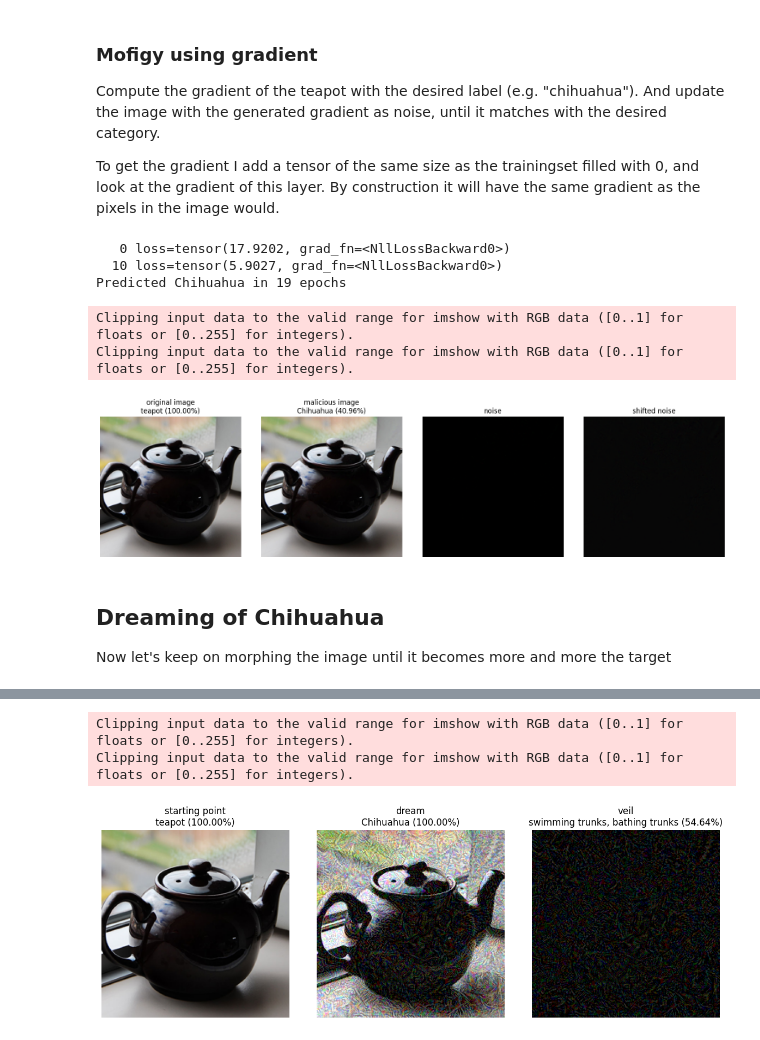
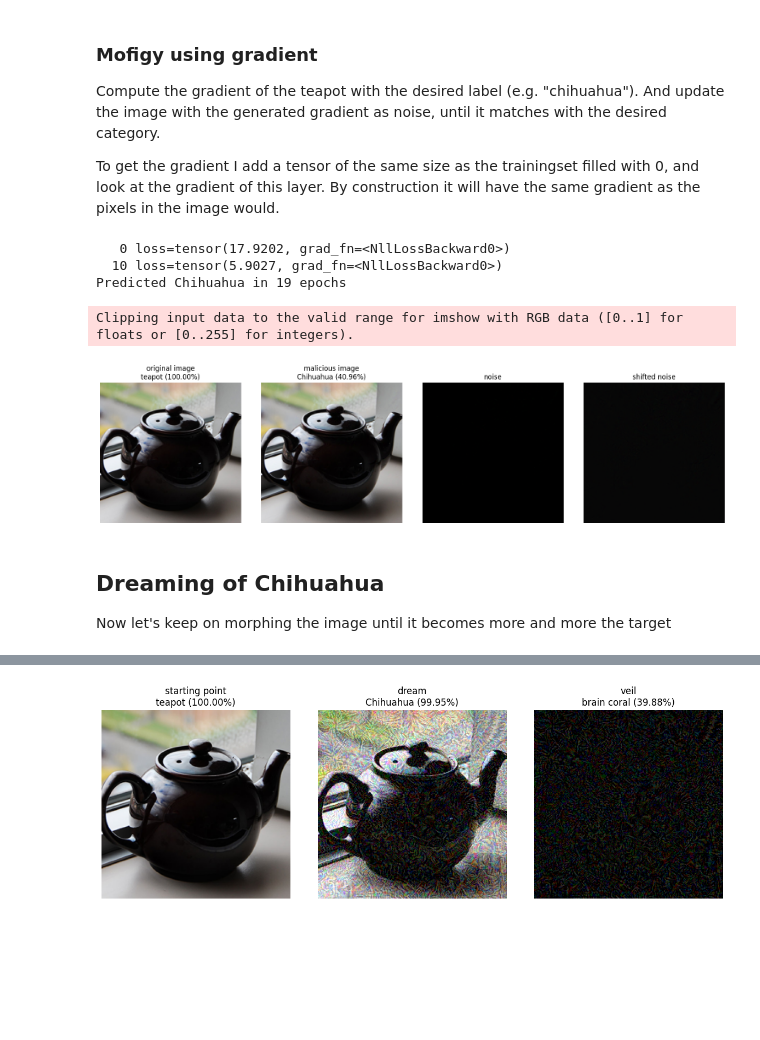
Before and after one commit to peluche/mimic, a Jupyter notebook: mimic.ipynb, the cells around one changed output, grey strips where cells are left out. Cells and saved outputs as stored; diff of their text form; code cells hidden in the pictures; blank space fills up the shorter version.

```diff
--- a/mimic.ipynb
+++ b/mimic.ipynb
@@ -234,14 +234,13 @@ noise = malicious_teapot - teapot
 shifted_noise = noise - noise.min()
 plot(teapot, labelize(teapot, 'original image'),
      malicious_teapot, labelize(malicious_teapot, 'malicious image'),
-     noise, 'noise',
-     shifted_noise, 'shifted noise')
+     torch.clip(noise, 0, 1), 'noise',
+     torch.clip(shifted_noise, 0, 1), 'shifted noise')
 # %% [output]
    0 loss=tensor(17.9202, grad_fn=<NllLossBackward0>)
   10 loss=tensor(5.9027, grad_fn=<NllLossBackward0>)
 Predicted Chihuahua in 19 epochs
 Clipping input data to the valid range for imshow with RGB data ([0..1] for floats or [0..255] for integers).
-Clipping input data to the valid range for imshow with RGB data ([0..1] for floats or [0..255] for integers).
 [figure]
 # %% [markdown]
 ## Dreaming of Chihuahua
@@ -252,7 +251,7 @@ target_idx = 151 # chihuahu
 # target_idx = 84  # peacock
 # target_idx = 947 # mushroom
 epochs = 1000
-log_every = 50
+log_every = 200
 learning_rate = 0.02
 device = 'cuda' if torch.cuda.is_available() else 'cpu'
 # %%
@@ -271,8 +270,7 @@ def deepdream(start, veil=None, model=m, target_idx=target_idx):
   # create optimizer
   optimizer = torch.optim.Adam([veil], lr=learning_rate)
 
-  # for epoch in tqdm(range(epochs)):
-  for epoch in range(epochs):
+  for epoch in tqdm(range(epochs)):
     # some trick to get a gradient
     dream = start + veil
     # forward pass
@@ -289,7 +287,7 @@ def deepdream(start, veil=None, model=m, target_idx=target_idx):
 
 dream, veil = deepdream(teapot)
 
-dream, veil = dream.to('cpu'), veil.to('cpu')
+dream, veil = torch.clip(dream, 0, 1).to('cpu'), torch.clip(veil, 0, 1).to('cpu')
 plot(teapot, labelize(teapot, 'starting point'),
      dream, labelize(dream, 'dream'),
      veil, labelize(veil, 'veil'))
@@ -316,4 +299,2 @@ plot(teapot, labelize(teapot, 'starting point'),
  999 loss=tensor(1.1921e-06, device='cuda:0', grad_fn=<NllLossBackward0>)
-Clipping input data to the valid range for imshow with RGB data ([0..1] for floats or [0..255] for integers).
-Clipping input data to the valid range for imshow with RGB data ([0..1] for floats or [0..255] for integers).
-[figure, old version]
+[figure, new version]
```
Also changed, not shown: parts of 3 cells of this notebook.
